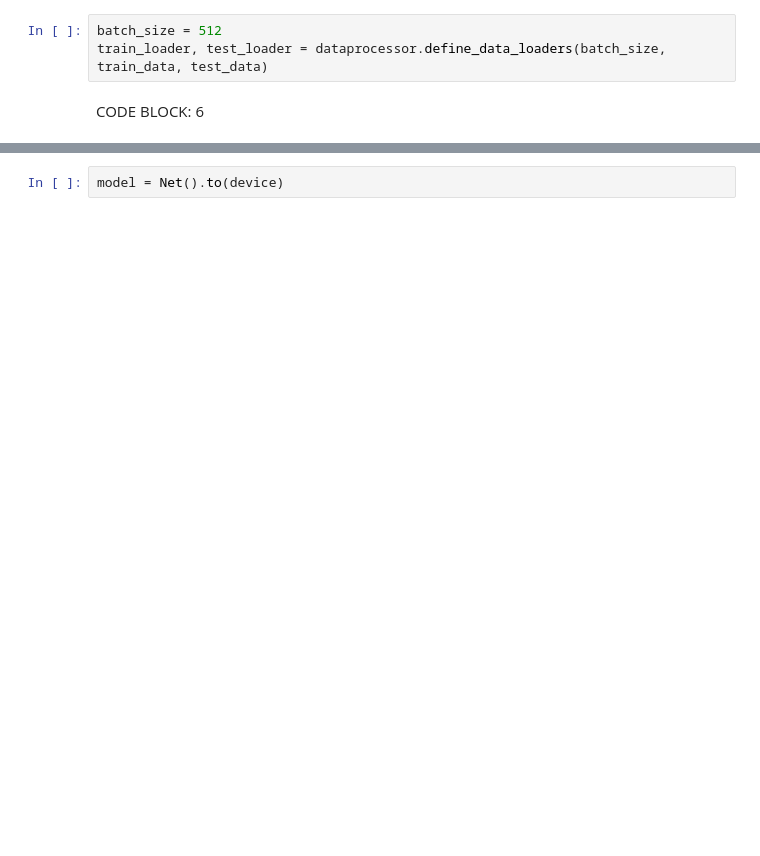
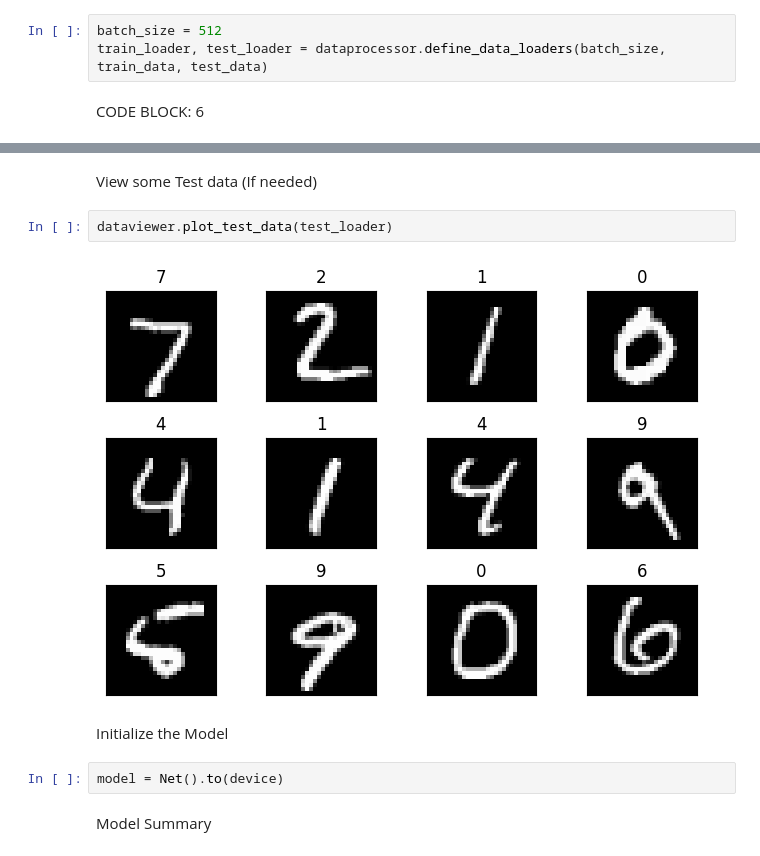
Before and after one commit to NSR9/Extensive-Reimagined-AI, a Jupyter notebook: Session-4/S5.ipynb, the cells around one changed output, grey strips where cells are left out. Saved outputs shown, nothing was run; the diff lists cells and outputs as text; blank space fills up the shorter version.

```diff
--- a/Session-4/S5.ipynb
+++ b/Session-4/S5.ipynb
@@ -49,5 +81,15 @@ CODE BLOCK: 7
+# %% [markdown]
+View some Test data (If needed)
+# %%
+dataviewer.plot_test_data(test_loader)
+# %% [output]
+[figure, added]
+# %% [markdown]
+Initialize the Model
 # %%
 model = Net().to(device)
+# %% [markdown]
+Model Summary
 # %%
 modelsummary = model_summary(model)
 print(model_summary)
```
Also changed, not shown: parts of 24 cells of this notebook, 2 other files.
